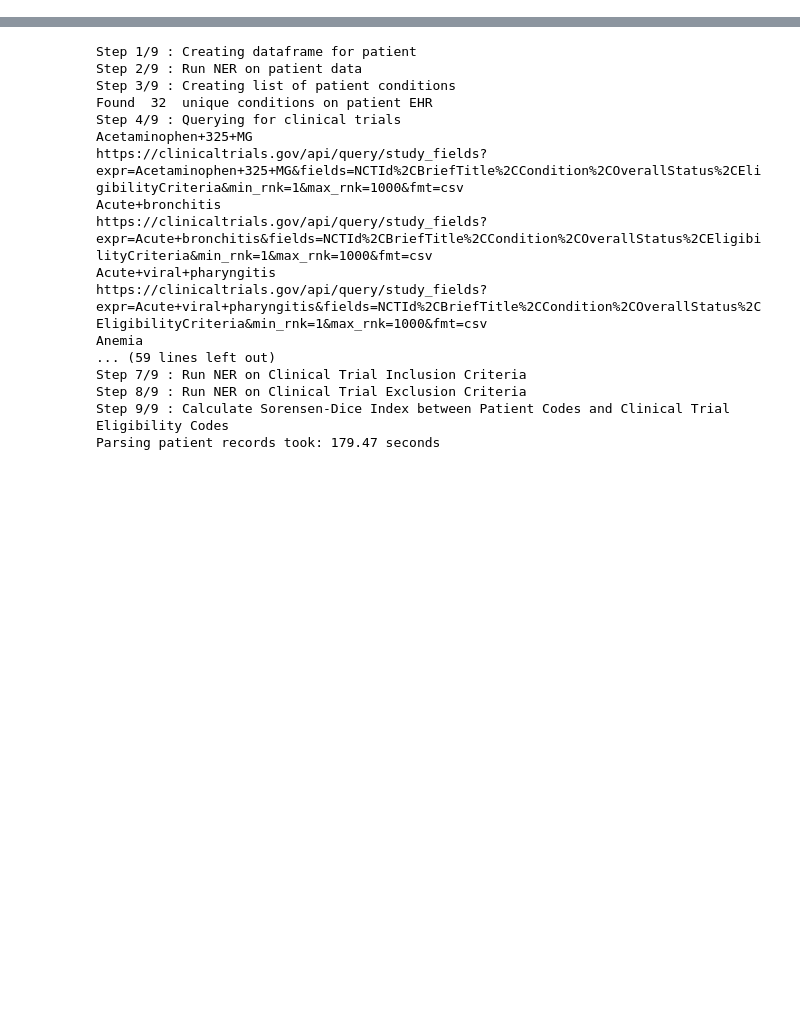
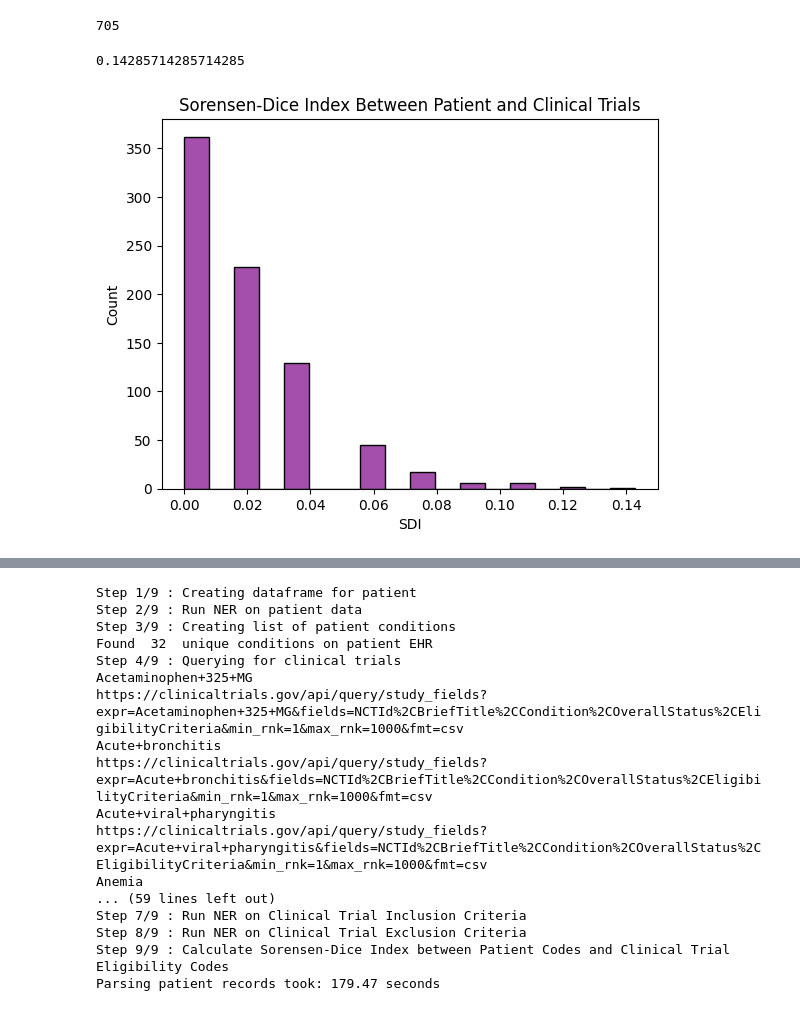
Before and after one commit to victormurcia/CTS_Test, a Jupyter notebook: CTS_Unifying_Routines.ipynb, the cells around one changed output, grey strips where cells are left out. Drawn from its saved outputs; the diff is of its cells as text; code cells hidden in the pictures; blank space fills up the shorter version.

```diff
--- a/CTS_Unifying_Routines.ipynb
+++ b/CTS_Unifying_Routines.ipynb
@@ -521,3 +675,0 @@ Finished download, copying /tmp/tmpfujbmoce to cache at /root/.scispacy/datasets
-# %%
-patient_ner_df,recruiting_trials_df,final_df = cts_parser(patients_df,model)
-final_df
@@ -554,0 +741,14 @@ Parsing patient records took: 2031.22 seconds
+# %%
+len(final_patient_df['Patient_Profile'][7])
+# %% [output]
+705
+# %%
+final_df['SDI'].max()
+# %% [output]
+0.14285714285714285
+# %%
+# plot a histogram of the 'age' column using Seaborn
+sns.histplot(data=final_df, x='SDI',color='#86148f').set_title('Sorensen-Dice Index Between Patient and Clinical Trials')
+plt.show()
+# %% [output]
+[figure, added]
```
Also changed, not shown: parts of 24 cells of this notebook.
